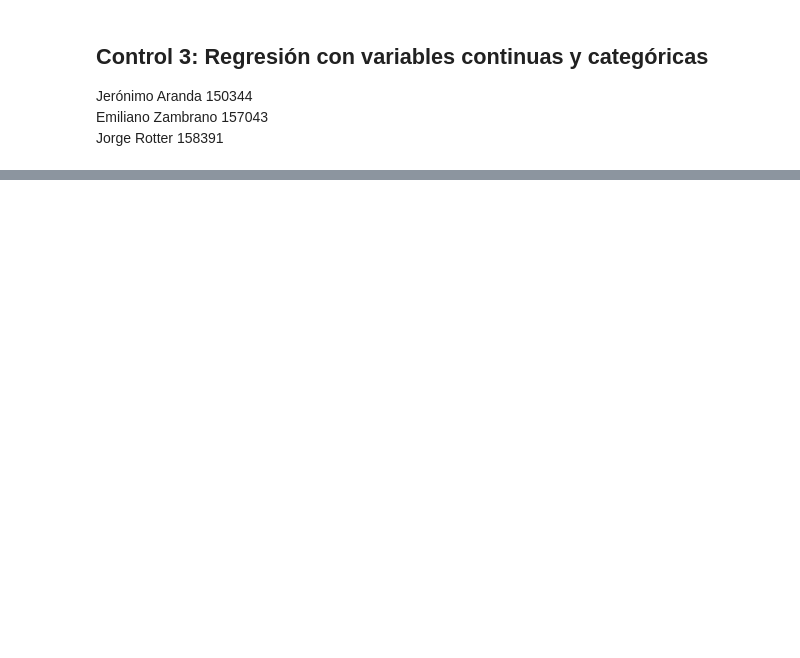
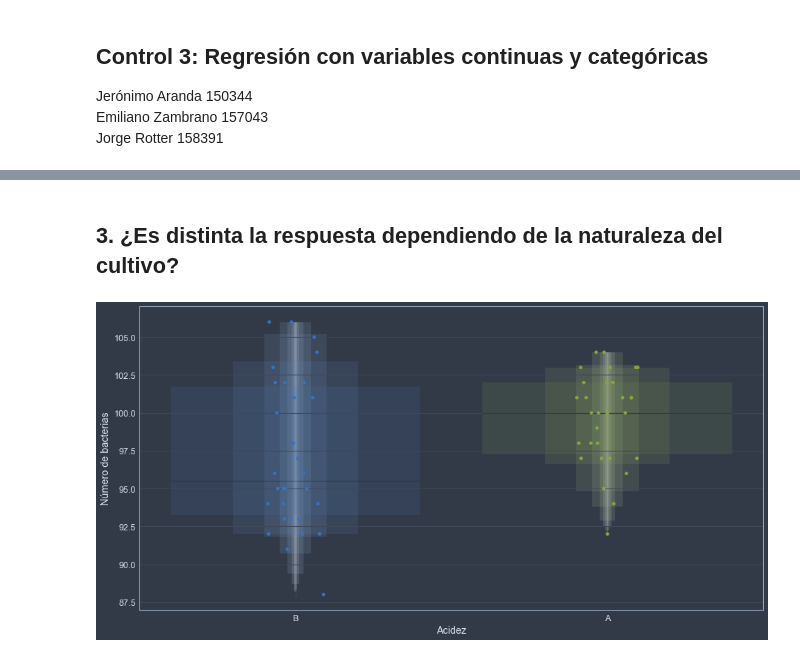
Before and after one commit to jeroaranda/aplicada2, a Jupyter notebook: control3.ipynb, the cells around one changed output, grey strips where cells are left out. Cells and saved outputs as stored; diff of their text form; code cells hidden in the pictures; blank space fills up the shorter version.

```diff
--- a/control3.ipynb
+++ b/control3.ipynb
@@ -43,0 +79,10 @@ Text(0.5,0,'Temperatura')
+# %% [markdown]
+## 3. ¿Es distinta la respuesta dependiendo de la naturaleza del cultivo?
+# %%
+ax = sns.boxenplot(x='acid', y='n', data=bact)
+plt.setp(ax.collections, alpha=.15)
+sns.stripplot(x='acid', y='n', data=bact, ax=ax)
+ax.set_xlabel('Acidez')
+ax=ax.set_ylabel('Número de bacterias')
+# %% [output]
+[figure, added]
```
Also changed, not shown: parts of 51 cells of this notebook, 11 other files.
